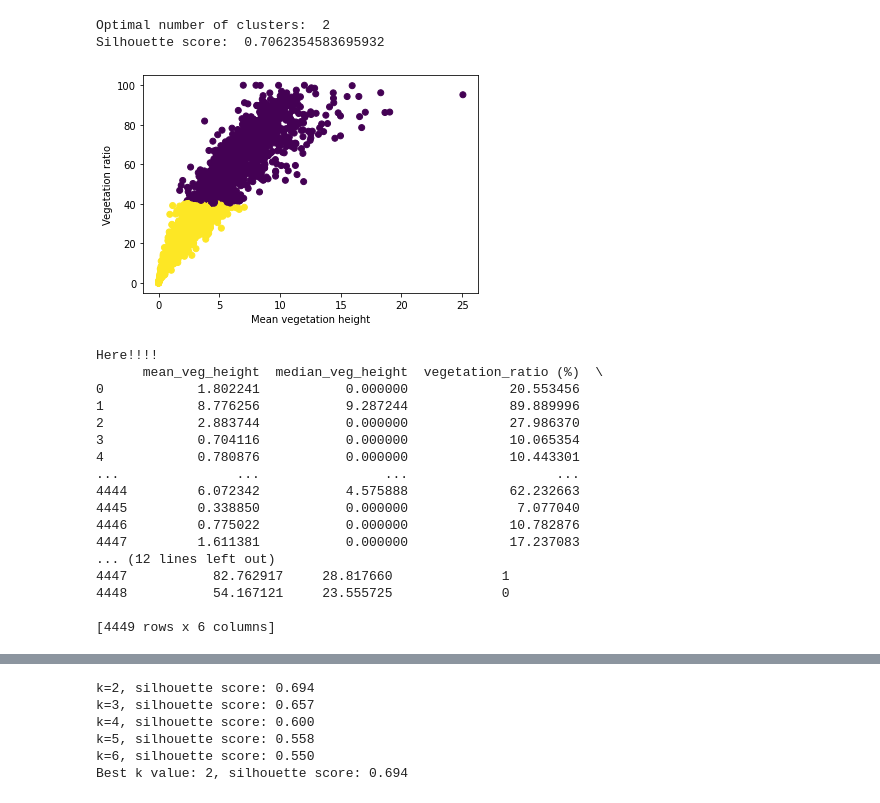
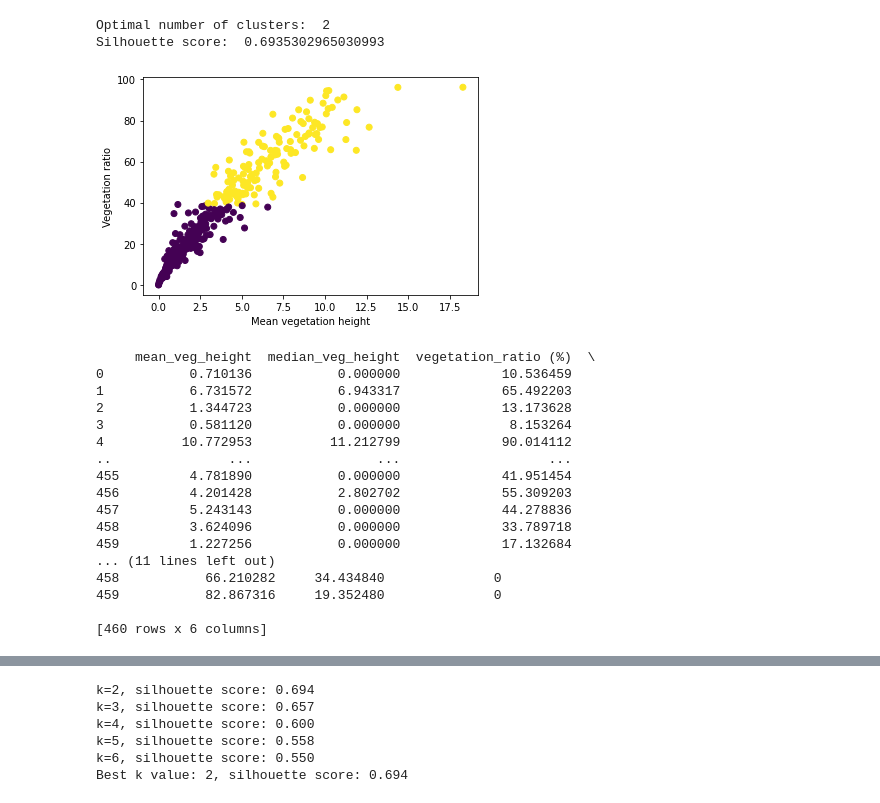
Before and after one commit to The-Data-for-Children-Collaborative/BuildingHeights_Phase2, a Jupyter notebook: notebooks/Clustering_v2.ipynb, the cells around one changed output, grey strips where cells are left out. Cells and saved outputs as stored; diff of their text form; code cells hidden in the pictures.

```diff
--- a/notebooks/Clustering_v2.ipynb
+++ b/notebooks/Clustering_v2.ipynb
@@ -75,7 +75,7 @@ parser = argparse.ArgumentParser(description="Perform clustering analysis on inp
 #args = parser.parse_args()
 
 # 1. RLoad data from CSV file as a DataFrame and remove unnecessary columns
-data = pd.read_csv("~/Desktop/BuildingHeights_Phase2/vegetation_analysis/output.csv")
+data = pd.read_csv("output.csv")
 filenames = data["filename"]
 data = data.drop(["filename", "veg_quantiles"], axis=1)
 
@@ -97,54 +97,54 @@ cluster_labels = kmeans.predict(selected_data)
 optimal_k = find_elbow_point_k(selected_data, max_k=10)
 print("Optimal number of clusters: ", optimal_k)
 
 # 6. Run KMeans clustering with optimal number of clusters
 kmeans = KMeans(n_clusters=optimal_k)
 kmeans.fit(selected_data)
 cluster_labels = kmeans.predict(selected_data)
 
 # 7. Use the silhouette score to evaluate the quality of the clustering
 silhouette_score_val = silhouette_score(selected_data, cluster_labels)
 print("Silhouette score: ", silhouette_score_val)
 
-## 8. Save clusters to CSV files
-#save_clusters_to_csv(filenames, cluster_labels, optimal_k)
+# 8. Save clusters to CSV files
+save_clusters_to_csv(filenames, cluster_labels, optimal_k)
 
 # 9. Visualization
 plt.scatter(selected_data["mean_veg_height"], selected_data["vegetation_ratio (%)"], c=cluster_labels)
 plt.xlabel("Mean vegetation height")
 plt.ylabel("Vegetation ratio")
 plt.show()
 
 # 10. Interpretation
 clustered_data = data.copy()
 print('Here!!!!')
 clustered_data["cluster_label"] = cluster_labels
 clustered_data.groupby("cluster_label").mean()
 print(clustered_data)
 
 # 11. Generate the summary file summary.txt containing the statistics on each cluster
 generate_summary_file(clustered_data, cluster_labels)
 # %% [output]
 Optimal number of clusters:  2
-Silhouette score:  0.7062354583695932
+Silhouette score:  0.6935302965030993
-[figure, old version]
+[figure, new version]
-Here!!!!
-      mean_veg_height  median_veg_height  vegetation_ratio (%)  \
-0            1.802241           0.000000             20.553456
-1            8.776256           9.287244             89.889996
-2            2.883744           0.000000             27.986370
-3            0.704116           0.000000             10.065354
-4            0.780876           0.000000             10.443301
-...               ...                ...                   ...
-4444         6.072342           4.575888             62.232663
-4445         0.338850           0.000000              7.077040
-4446         0.775022           0.000000             10.782876
-4447         1.611381           0.000000             17.237083
-... (12 lines left out)
-4447           82.762917     28.817660              1
-4448           54.167121     23.555725              0
+     mean_veg_height  median_veg_height  vegetation_ratio (%)  \
+0           0.710136           0.000000             10.536459
+1           6.731572           6.943317             65.492203
+2           1.344723           0.000000             13.173628
+3           0.581120           0.000000              8.153264
+4          10.772953          11.212799             90.014112
+..               ...                ...                   ...
+455         4.781890           0.000000             41.951454
+456         4.201428           2.802702             55.309203
+457         5.243143           0.000000             44.278836
+458         3.624096           0.000000             33.789718
+459         1.227256           0.000000             17.132684
+... (11 lines left out)
+458           66.210282     34.434840              0
+459           82.867316     19.352480              0
 
-[4449 rows x 6 columns]
+[460 rows x 6 columns]
 # %%
 # We rerun the cluster analysis using another method
 
```
Also changed, not shown: parts of 1 cell of this notebook, 18 other files.
